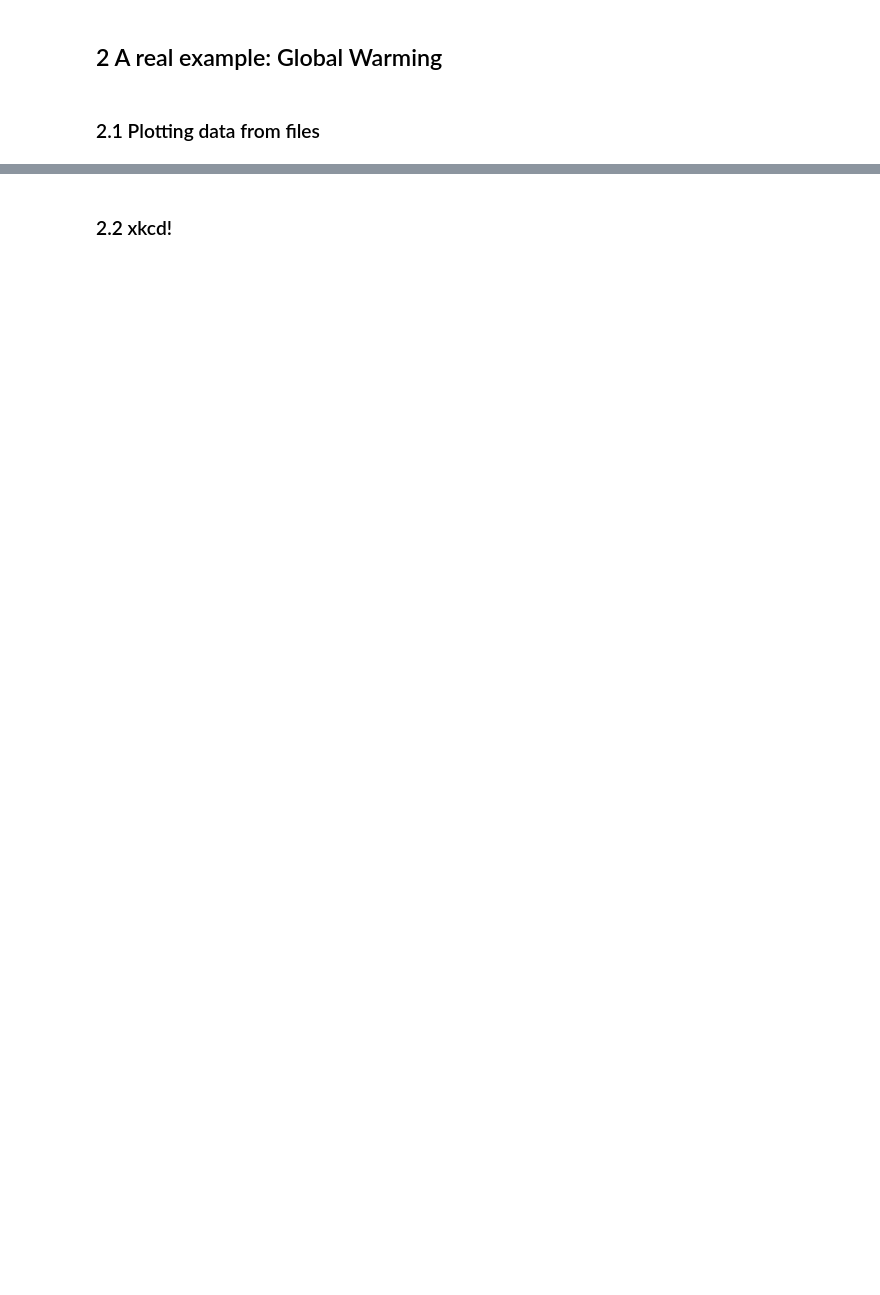
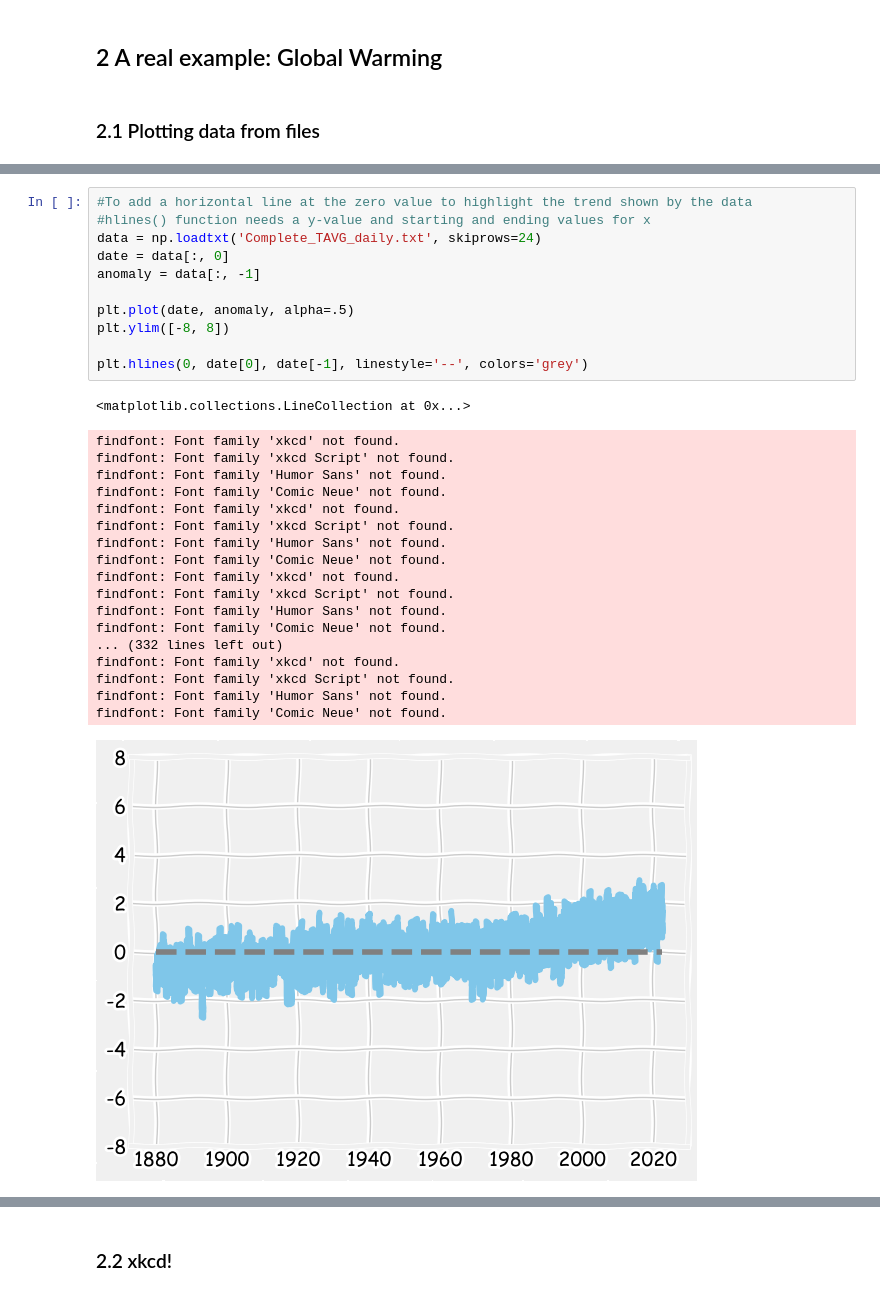
Before and after one commit to SPS-SP2273/learning-portfolio-yfongsin, a Jupyter notebook: plotting/plotting_(need).ipynb, the cells around one changed output, grey strips where cells are left out. Cells and saved outputs as stored; diff of their text form; blank space fills up the shorter version.

```diff
--- a/plotting/plotting_(need).ipynb
+++ b/plotting/plotting_(need).ipynb
@@ -246,0 +293,31 @@ plt.savefig('simple-plot.png', dpi=150)
+# %%
+#To add a horizontal line at the zero value to highlight the trend shown by the data
+#hlines() function needs a y-value and starting and ending values for x
+data = np.loadtxt('Complete_TAVG_daily.txt', skiprows=24)
+date = data[:, 0]
+anomaly = data[:, -1]
+
+plt.plot(date, anomaly, alpha=.5)
+plt.ylim([-8, 8])
+
+plt.hlines(0, date[0], date[-1], linestyle='--', colors='grey')
+# %% [output]
+<matplotlib.collections.LineCollection at 0x...>
+findfont: Font family 'xkcd' not found.
+findfont: Font family 'xkcd Script' not found.
+findfont: Font family 'Humor Sans' not found.
+findfont: Font family 'Comic Neue' not found.
+findfont: Font family 'xkcd' not found.
+findfont: Font family 'xkcd Script' not found.
+findfont: Font family 'Humor Sans' not found.
+findfont: Font family 'Comic Neue' not found.
+findfont: Font family 'xkcd' not found.
+findfont: Font family 'xkcd Script' not found.
+findfont: Font family 'Humor Sans' not found.
+findfont: Font family 'Comic Neue' not found.
+... (332 lines left out)
+findfont: Font family 'xkcd' not found.
+findfont: Font family 'xkcd Script' not found.
+findfont: Font family 'Humor Sans' not found.
+findfont: Font family 'Comic Neue' not found.
+[figure, added]
```
Also changed, not shown: parts of 6 cells of this notebook, 2 other files.
